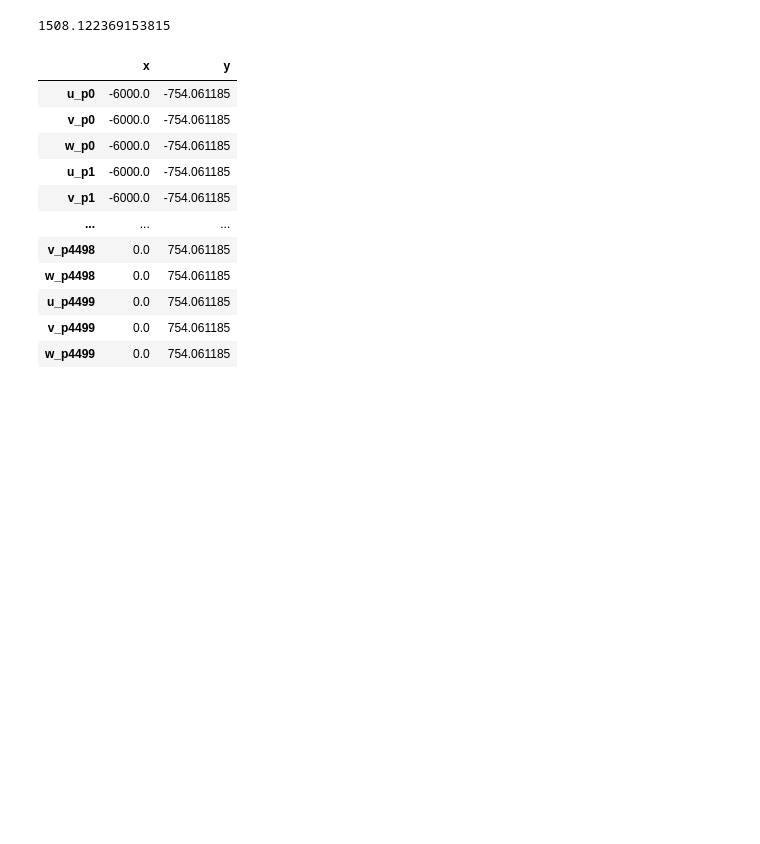
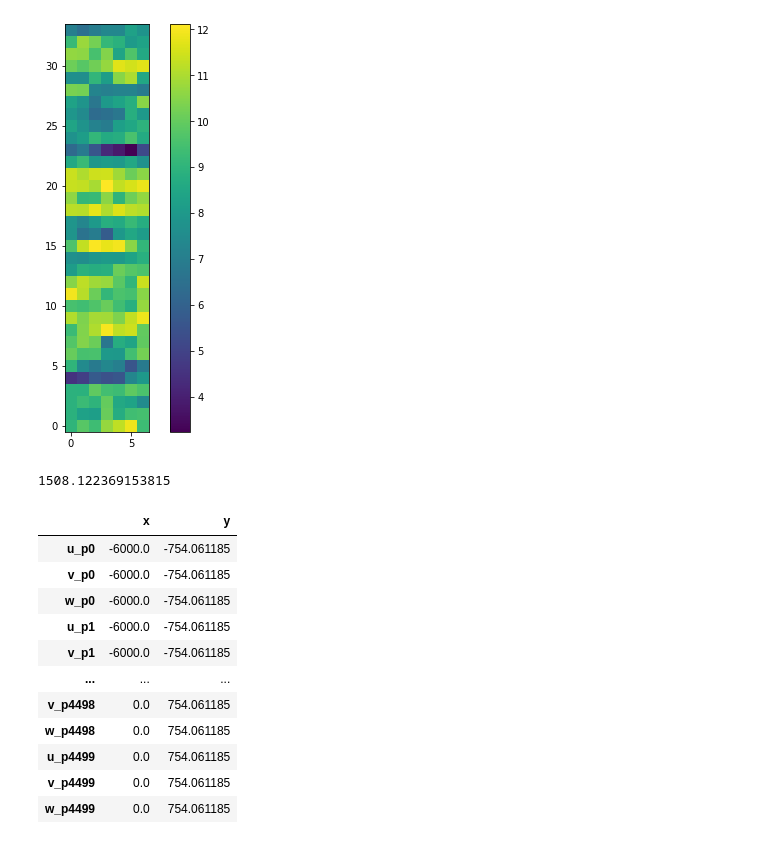
Before and after one commit to Burro7J/mocalum, a Jupyter notebook: examples/andreas_pycont_implementation.ipynb, the cells around one changed output. Drawn from its saved outputs; the diff is of its cells as text; code cells hidden in the pictures; blank space fills up the shorter version.

```diff
--- a/examples/andreas_pycont_implementation.ipynb
+++ b/examples/andreas_pycont_implementation.ipynb
@@ -375,0 +295,37 @@ def sliding_window_slicing_old(a, no_elements):
+# %%
+"""Utility functions for notebook examples"""
+import matplotlib.pyplot as plt
+
+
+def plot_slice(spat_df, turb_df, comp='u', val='mean',
+               interpolation='none', ax=None):
+    """Plot a time or statistic slice of turbulence box (grid only).
+    """
+    y = spat_df.loc['y'].unique()
+    z = spat_df.loc['z'].unique()
+    if comp not in ['u', 'v', 'w']:
+        raise ValueError('Component must be "u", "v" or "w"!')
+    if isinstance(val, str):
+        plot_grid = (turb_df.filter(regex=comp).describe().loc[val]
+                     .values.reshape(y.size, z.size).T)
+    elif isinstance(val, (int, float)):
+        if val not in turb_df.index:
+            raise ValueError('Requested slice not in index!')
+        plot_grid = turb_df.filter(regex=comp).loc[val].values.reshape(y.size, z.size)
+    if ax is None:
+        fig, ax = plt.subplots(figsize=(7.5, 7.5))
+    plt.imshow(plot_grid,  # imshow requires nz-ny slice
+               origin='lower',  # smallest y-z in lower left, not upper left
+#                extent=[y[0], y[-1], z[0], z[-1]],  # lateral and vertical limits
+               interpolation=interpolation)  # image smoothing
+    plt.colorbar()
+    return ax
+
+
+def plot_interp(yp, zp, valp, y, z, val, fmt='%.2f'):
+    """a useful plotting function for the interpolator examples"""
+    plt.imshow(val.reshape(y.shape), origin='lower',
+               extent=[y.min(), y.max(), z.min(), z.max()], cmap='Greys')
+    plt.colorbar(format=fmt)
+    plt.scatter(yp, zp, s=100, c=valp, edgecolors='0.8', cmap='Greens', label='intp. locs')
+    plt.colorbar(format=fmt)
@@ -376,3 +346,9 @@ def sliding_window_slicing_old(a, no_elements):
+# %%
+t = 0
+x = plot_slice(spat_df, turb_df, val=0)
+ax.set_title(f'Turbulence slice at t = {t}');
+# %% [output]
+[figure, added]
 # %%
 # pulls bbox corners
 
```
Also changed, not shown: parts of 33 cells of this notebook.
